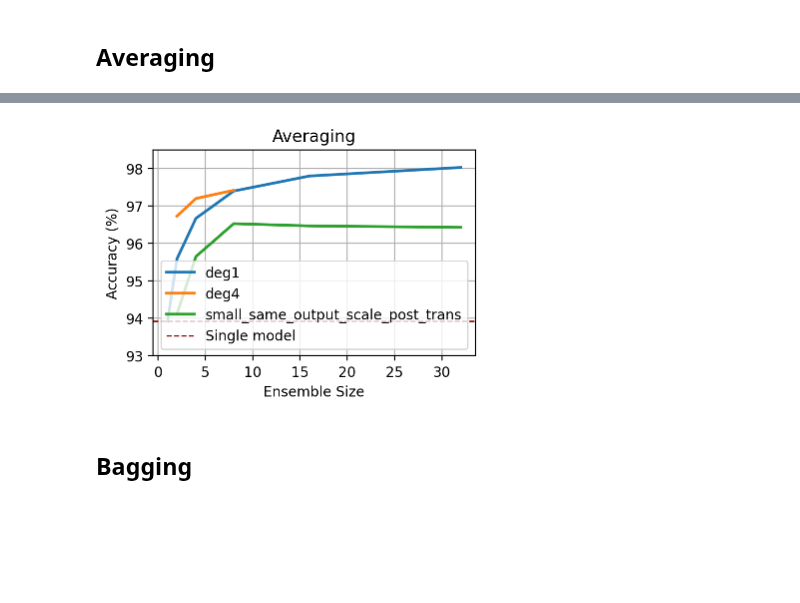
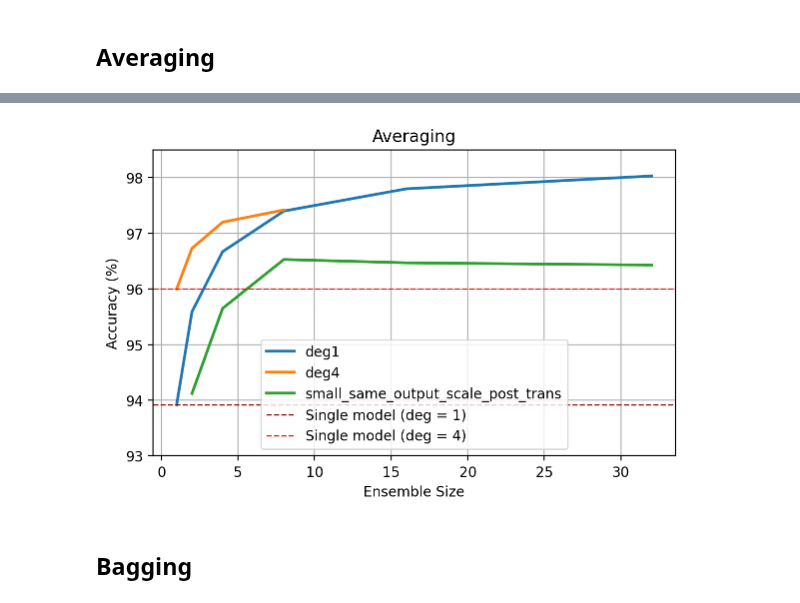
Before and after one commit to oliviaweng/logicnets, a Jupyter notebook: examples/mnist/plots/analysis.ipynb, the cells around one changed output, grey strips where cells are left out. Drawn from its saved outputs; the diff is of its cells as text; code cells hidden in the pictures; blank space fills up the shorter version.

```diff
--- a/examples/mnist/plots/analysis.ipynb
+++ b/examples/mnist/plots/analysis.ipynb
@@ -17,7 +17,15 @@ BEST_SINGLE_MODEL = {
     "ensemble_size": 1,
     "tag": "deg1",
 }
+BEST_SINGLE_MODEL_DEG4 = {
+    "trial": "best_single_model",
+    "accuracy": 96,
+    "loss": 0.193, # Train loss
+    "ensemble_size": 1,
+    "tag": "deg4",
+}
 BEST_SINGLE_MODEL_DF = pd.DataFrame(BEST_SINGLE_MODEL, index=[0])
+BEST_SINGLE_MODEL_DEG4_DF = pd.DataFrame(BEST_SINGLE_MODEL_DEG4, index=[0])
 # %%
 def parse_ensembling_experiment(experiment_dir):
     """
@@ -102,11 +110,13 @@ def parse_seq_ensemble_exp(experiment_dir):
 # TODO: Parse individual model performance for sequentially trained ensembles
 
 
-def add_single_model_data(df):
+def add_single_model_data(df, add_multi_deg=False):
     """
     Concat single model dataframes to given dataframe
     """
     df = pd.concat([df, BEST_SINGLE_MODEL_DF], ignore_index=True)
+    if add_multi_deg:
+        df = pd.concat([df, BEST_SINGLE_MODEL_DEG4_DF], ignore_index=True)
     return df
 
 def plot_two_ensembles(df, model1, model2):
@@ -137,7 +147,7 @@ def plot_two_ensembles(df, model1, model2):
 # %%
 experiment_dir = "../averaging"
 df = parse_ensembling_experiment(experiment_dir)
-df = add_single_model_data(df)
+df = add_single_model_data(df, add_multi_deg=True)
 df = df.sort_values("accuracy", ignore_index=True, ascending=False)
 averaging_df = df
 df
@@ -164,7 +175,7 @@ Line plot of accuracy vs ensemble size
 # plot_df = df.loc[df["tag"].isin(["small", "medium", "large"])]
 plot_df = df
 display(plot_df)
-fig, ax = plt.subplots(figsize=(4, 3))
+fig, ax = plt.subplots(figsize=(6, 4))
 ax = sns.lineplot(
     data=plot_df,
     x="ensemble_size",
@@ -174,7 +185,8 @@ ax = sns.lineplot(
     linewidth=2,
     # legend="auto",
 )
-plt.axhline(y=BEST_SINGLE_MODEL["accuracy"], linewidth=1, linestyle="--", color="maroon", label="Single model")
+plt.axhline(y=BEST_SINGLE_MODEL["accuracy"], linewidth=1, linestyle="--", color="maroon", label="Single model (deg = 1)")
+plt.axhline(y=BEST_SINGLE_MODEL_DEG4["accuracy"], linewidth=1, linestyle="--", color="red", label="Single model (deg = 4)")
 ax.grid()
 ax.set_title("Averaging")
 ax.set_ylabel("Accuracy (%)")
@@ -204,4 +217,4 @@ plt.savefig("averaging_acc_v_ensemble_size_lineplot.png")
-[figure, old version]
+[figure, new version]
 # %% [markdown]
 ## Bagging
 # %%
```
Also changed, not shown: parts of 8 cells of this notebook, 12 other files.
